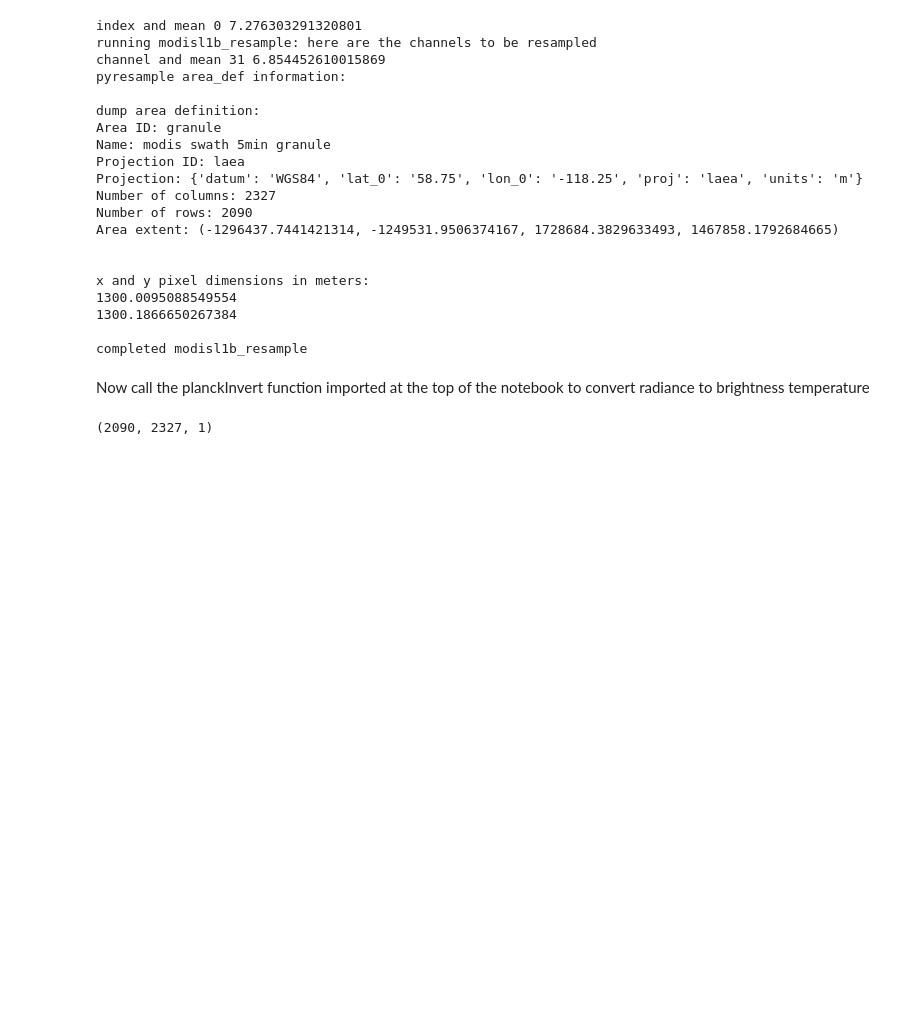
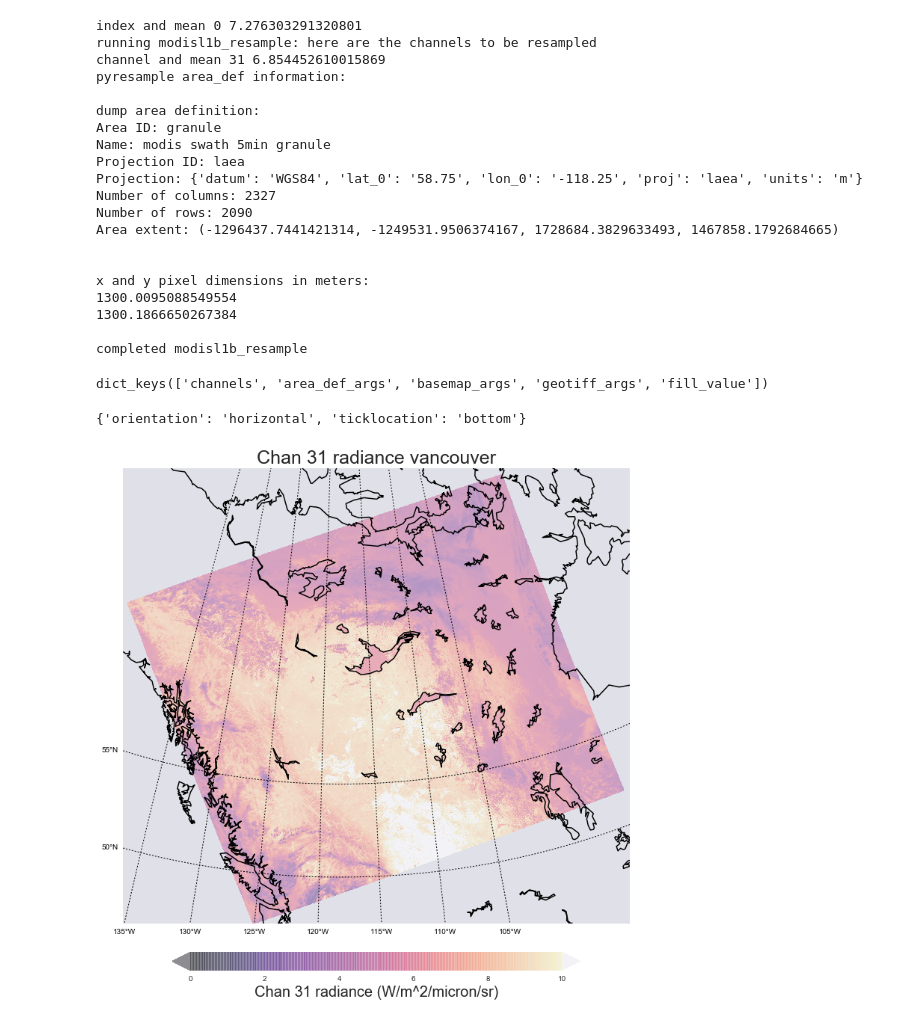
Before and after one commit to phaustin/e582, a Jupyter notebook: notebooks/satellite_temps.ipynb, the cells around one changed output. Saved outputs shown, nothing was run; the diff lists cells and outputs as text; code cells hidden in the pictures; blank space fills up the shorter version.

```diff
--- a/notebooks/satellite_temps.ipynb
+++ b/notebooks/satellite_temps.ipynb
@@ -61,9 +71,7 @@ x and y pixel dimensions in meters:
 1300.1866650267384
 
 completed modisl1b_resample
-# %% [markdown]
-Now call the planckInvert function imported at the top of the notebook to convert radiance to brightness temperature
-# %%
-result_dict['channels'].shape
-# %% [output]
-(2090, 2327, 1)
+# %%
+result_dict.keys()
+# %% [output]
+dict_keys(['channels', 'area_def_args', 'basemap_args', 'geotiff_args', 'fill_value'])
@@ -70,3 +80,38 @@ result_dict['channels'].shape
+# %%
+vmin=0
+vmax=10.
+cmap=cm.get_cmap('magma')
+cmap.set_over('w')
+cmap.set_under('k',alpha=0.8)
+cmap.set_bad('k',alpha=0.1)
+the_norm=Normalize(vmin=vmin,vmax=vmax,clip=False)
+
+masked_chan31 = np.ma.masked_invalid(chan31)
+fig,ax=plt.subplots(1,1,figsize=(14,14))
+basemap_args=result_dict['basemap_args']
+basemap_args['ax']=ax
+basemap_args['resolution']='l'
+bmap=Basemap(**basemap_args)
+lat_sep,lon_sep= 5,5
+parallels = np.arange(30, 60, lat_sep)
+meridians = np.arange(-135, -100, lon_sep)
+bmap.drawparallels(parallels, labels=[1, 0, 0, 0],
+                       fontsize=10, latmax=90)
+bmap.drawmeridians(meridians, labels=[0, 0, 0, 1],
+                       fontsize=10, latmax=90)
+bmap.drawcoastlines(linewidth=1.5, linestyle='solid', color='k')
+
+with warnings.catch_warnings():
+    warnings.simplefilter("ignore")
+    col = bmap.imshow(masked_chan31,origin='upper', norm=the_norm,cmap=cmap,alpha=0.4)
+    cax,kw = matplotlib.colorbar.make_axes(ax,location='bottom',pad=0.05,shrink=0.7)
+    out=fig.colorbar(col,cax=cax,extend='both',**kw)
+    out.set_label('Chan 31 radiance (W/m^2/micron/sr)',size=20)
+    ax.set_title('Chan 31 radiance vancouver',size=25)
+    print(kw)
+# %% [output]
+{'orientation': 'horizontal', 'ticklocation': 'bottom'}
+[figure, added]
 # %%
 wavel=11.e-6  #chan 31 central wavelength, meters
 chan31_mks = result_dict['channels'][:,:,0]*1.e6  #W/m^2/m/sr
```
Also changed, not shown: parts of 13 cells of this notebook, 6 other files.
